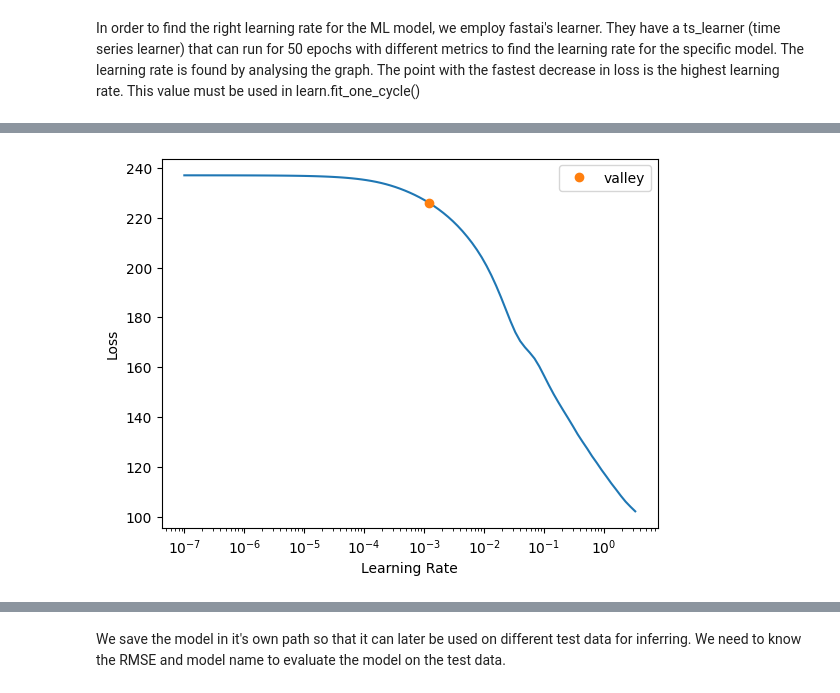
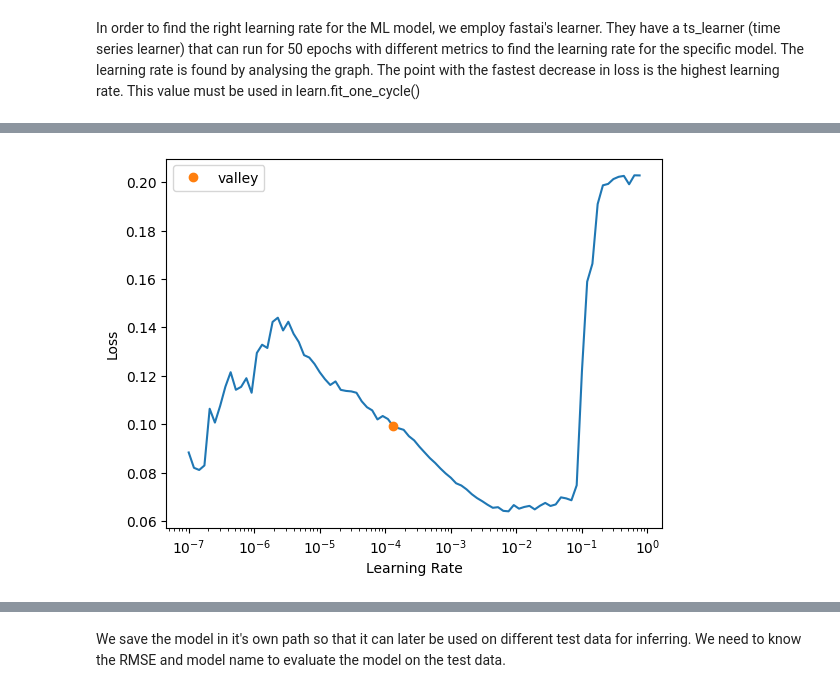
Before and after one commit to rikkeskov/RnD-Project-Autumn-2025, a Jupyter notebook: src/tsai_regression_modeling.ipynb, the cells around one changed output, grey strips where cells are left out. Cells and saved outputs as stored; diff of their text form; code cells hidden in the pictures.

```diff
--- a/src/tsai_regression_modeling.ipynb
+++ b/src/tsai_regression_modeling.ipynb
@@ -15,0 +19,16 @@ GPU memory      : [6.0] GB
+# %%
+DATASET = "BIDMC32"
+DIMENSION = "AVR"
+
+WINDOW_LENGTH = 100
+HORIZON = 1
+STRIDE = None
+
+test_file = "/" + DATASET + "_TEST_dim" + DIMENSION + ".csv"
+train_file = "/" + DATASET + "_TRAIN_dim" + DIMENSION + ".csv"
+
+CHOSEN_MODEL = InceptionTime
+BATCH_SIZE = 16
+
+print(test_file)
+print(train_file)
@@ -16,6 +45,8 @@ GPU memory      : [6.0] GB
 # %%
-##### TUTORIAL #####
-dsid = 'AppliancesEnergy'
-X, y, splits = get_regression_data(dsid, split_data=False)
-X.shape, y.shape, y[:10]
+X, y = generate_X_y(train_file, WINDOW_LENGTH, HORIZON, STRIDE)
+# ensure clean memory layout
+#X = np.ascontiguousarray(X)
+#y = np.ascontiguousarray(y)
+
+splits = make_ts_splits(X, valid_pct=0.2)
 # %% [output]
@@ -34,7 +73,6 @@ splits - n_splits: 2 shape: [95, 42]  overlap: False
 # %%
-##### TUTORIAL #####
-tfms  = [None, [TSRegression()]]
+tfms  = [ToTSTensor(), [TSRegression()]]
 batch_tfms = TSStandardize(by_sample=True, by_var=True)
-dls = get_ts_dls(X, y, splits=splits, tfms=tfms, batch_tfms=batch_tfms, bs=128)
+dls = get_ts_dls(X, y, splits=splits, tfms=tfms, batch_tfms=batch_tfms, bs=BATCH_SIZE, shuffle_train=False, drop_last=False)
 dls.one_batch()
 # %% [output]
@@ -68,8 +94,7 @@ to find the learning rate for the specific model.
 The learning rate is found by analysing the graph. The point with the fastest decrease in loss
 is the highest learning rate. This value must be used in learn.fit_one_cycle()
 # %%
-chosen_model = InceptionTime
-learn = ts_learner(dls, chosen_model, metrics=[mae, rmse], cbs=ShowGraph())
+learn = ts_learner(dls, CHOSEN_MODEL, metrics=[mae, rmse], cbs=ShowGraph())
 lr_finder = learn.lr_find()
 # %% [output]
 [interactive output not drawn]
@@ -93 +118 @@ lr_finder = learn.lr_find()
-[figure, old version]
+[figure, new version]
```
Also changed, not shown: parts of 19 cells of this notebook, 15 other files.
